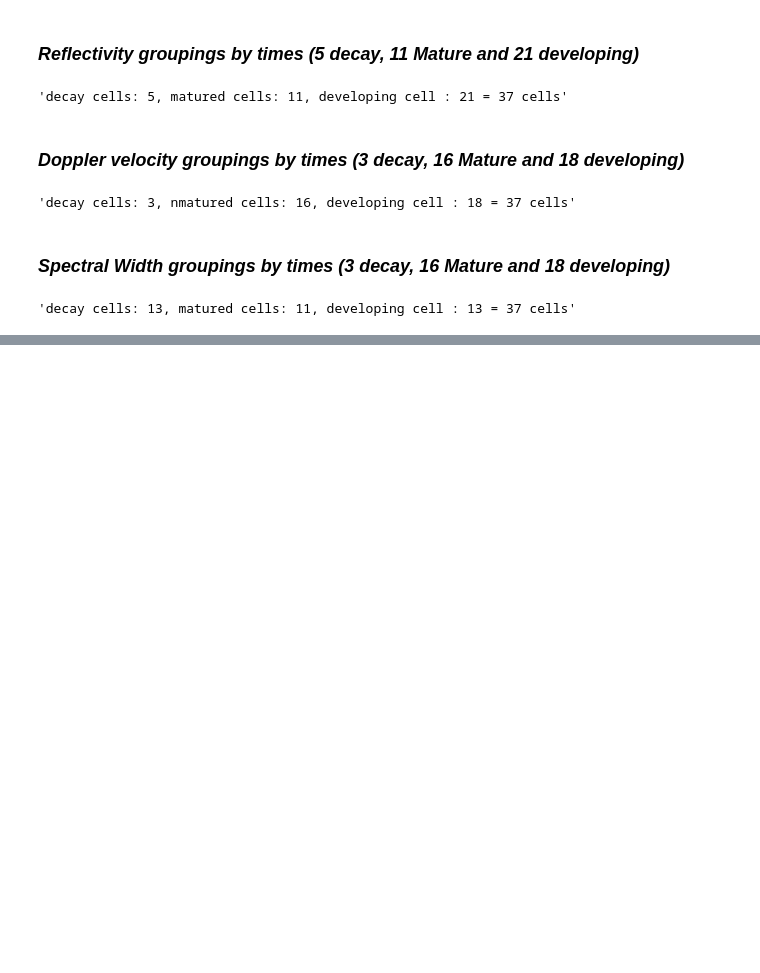
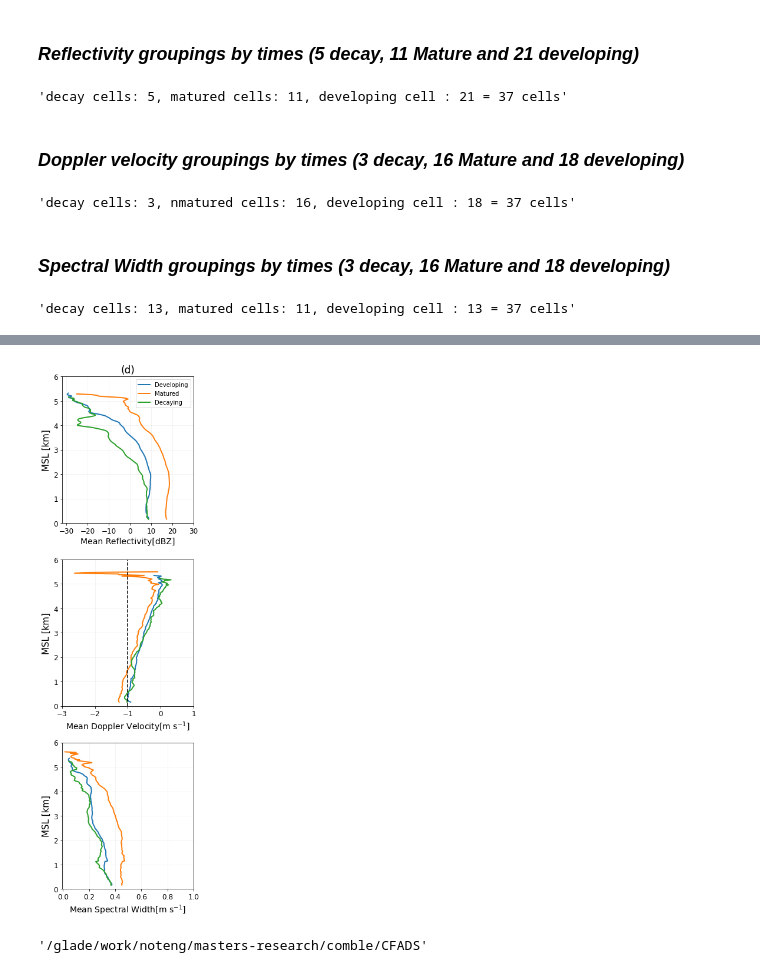
Before and after one commit to clevernat/MS-research-codes, a Jupyter notebook: Observational/CFADs/cfad.ipynb, the cells around one changed output, grey strips where cells are left out. Cells and saved outputs as stored; diff of their text form; code cells hidden in the pictures; blank space fills up the shorter version.

```diff
--- a/Observational/CFADs/cfad.ipynb
+++ b/Observational/CFADs/cfad.ipynb
@@ -471,0 +365,71 @@ Wall time: 23.2 s
+# %%
+# Create a new figure with a 3x1 layout
+fig, axes = plt.subplots(3, 1, figsize=(4, 16))
+
+# Titles and x-ticks for the rows
+row_titles = ["Mean Reflectivity", "Mean Doppler Velocity", "Mean Spectral Width"]
+x_ticks = [np.linspace(-30, 30, 7), np.linspace(-3, 1, 5), np.linspace(0, 1, 6)]
+x_labels = ["Mean Reflectivity[dBZ]", "Mean Doppler Velocity[m s$^{-1}$]", "Mean Spectral Width[m s$^{-1}$]"]
+
+# Set the title only for the first row
+axes[0].set_title("(d)", fontsize=17)
+
+# Process and plot mean values for each variable in separate rows
+for i in range(3):
+    for j, time_ranges in enumerate([ref_time_ranges_developing, ref_time_ranges_matured, ref_time_ranges_decay]):
+        # Extract data slices for each stage
+        data_slices = []
+        for start_time, end_time in time_ranges:
+            data_slice = data_types[i].sel(time=slice(start_time, end_time))
+            data_slices.append(data_slice)
+        cell_data = xr.concat(data_slices, dim='time')
+
+        # Reuse cfad function to get the mean values
+        cfad_args = {
+            'data': cell_data.values,
+            'bin': bin_reflectivity if i == 0 else bin_velocity if i == 1 else bin_width,
+            'height': height, 'h': len(height),
+            'colormap': 'viridis',
+            'type': 'ref' if i == 0 else 'vel' if i == 1 else 'sw'
+        }
+        _, _, _, _, _, ref_ave, _, _ = cfad(**cfad_args)
+
+        # Plot mean lines for each stage
+        axes[i].plot(ref_ave[:205], height[:205] / 1000, label=['Developing', 'Matured', 'Decaying'][j], linewidth=2)
+        # Add gridlines
+        axes[i].grid(color='gray', alpha=0.1)
+
+    # Set titles, labels, and legends for each subplot
+    axes[i].set_ylabel("MSL [km]", fontsize=15)
+    axes[i].set_xticks(x_ticks[i])
+    axes[i].set_xlabel(x_labels[i], fontsize=14)
+    axes[i].tick_params(axis='both', which='major', labelsize=12)
+
+
+    # Add legend only to the first plot
+    if i == 0:
+        axes[i].legend()
+    if i == 1:  # Second row is indexed as 1 (since indexing starts from -1)
+            axes[i].axvline(x=-1, color='black', linestyle='--')
+
+# Set y-axis limits and ticks
+for ax in axes:
+    ax.set_ylim(0, 6)
+    ax.set_yticks(np.arange(0, 7, 1))
+    ax.tick_params(axis='both', which='major', labelsize=12)
+
+
+
+
+# Adjust the space between the plots
+plt.subplots_adjust(hspace=0.25)  # Increase the vertical space between the plots
+
+# Save the figure if needed
+# plt.savefig("mean_values_plot.jpg", dpi=1000, bbox_inches='tight')
+# plt.savefig("mean_values_plot.png", dpi=1000, bbox_inches='tight')
+# %% [output]
+[figure, added]
+# %%
+pwd
+# %% [output]
+'/glade/work/noteng/masters-research/comble/CFADS'
```
Also changed, not shown: parts of 3 cells of this notebook.
